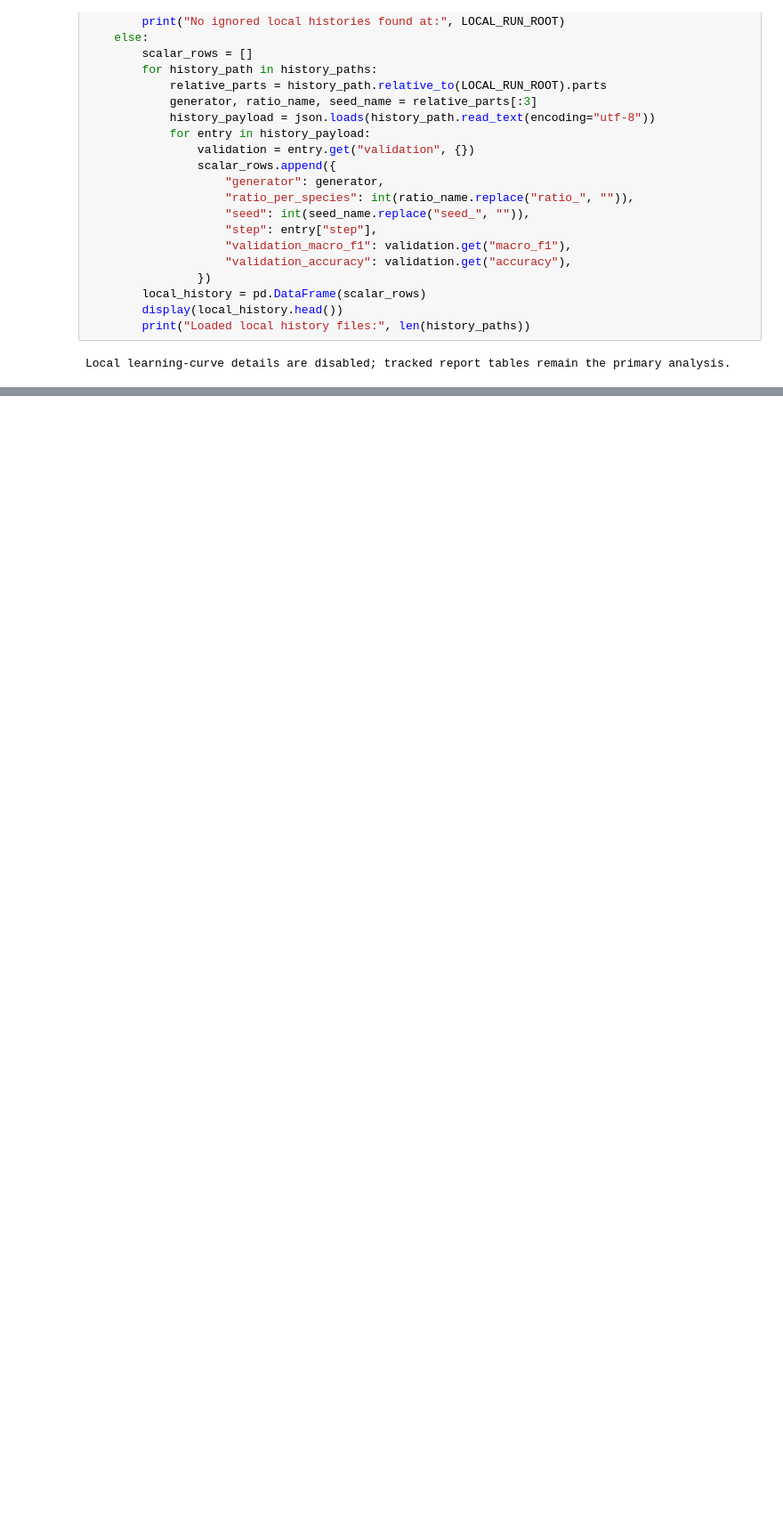
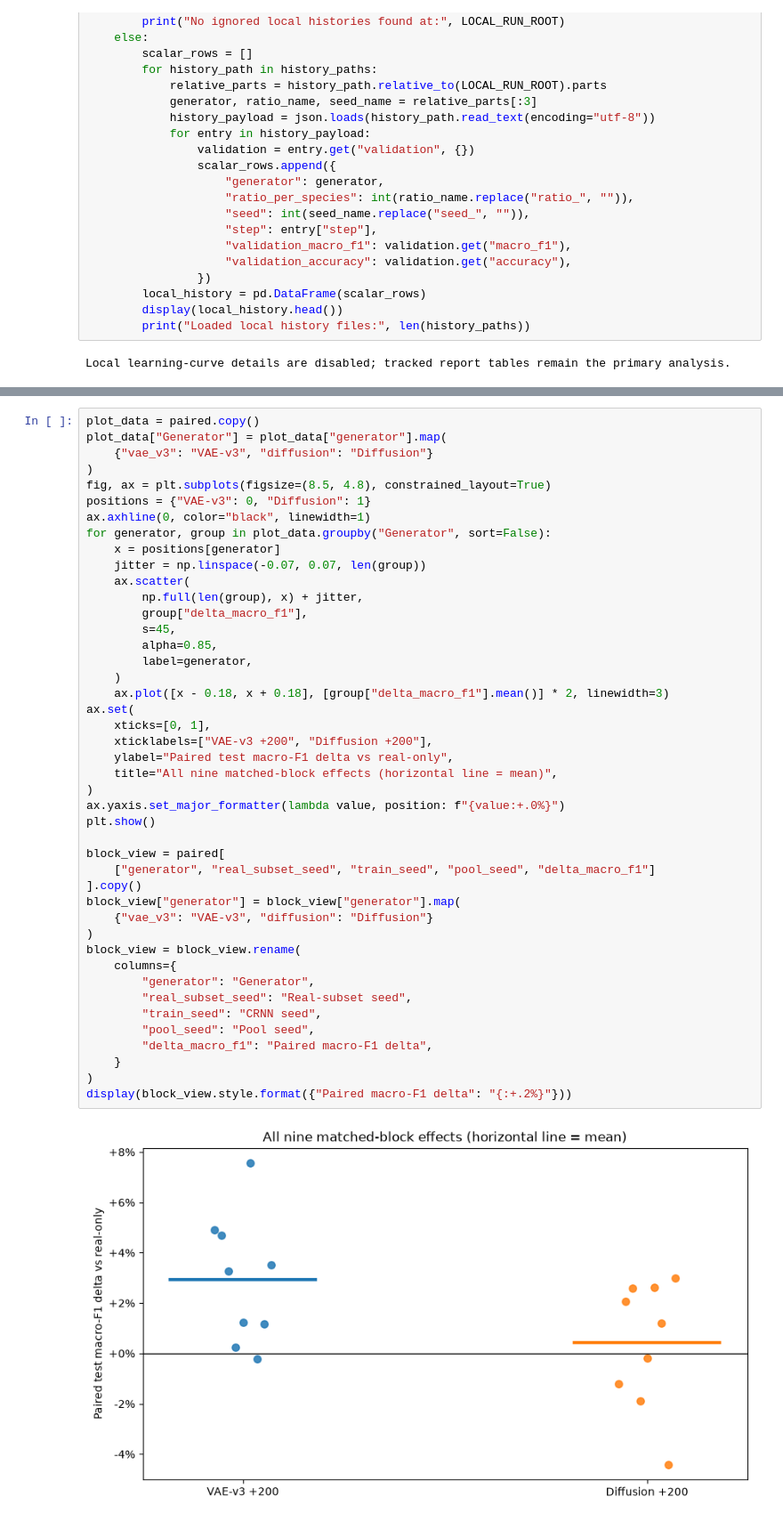
Before and after one commit to Bleu7101/bird_song_gen, a Jupyter notebook: notebooks/06_evaluation.ipynb, the cells around one changed output, grey strips where cells are left out. Shown at 89% size. Saved outputs shown, nothing was run; the diff lists cells and outputs as text; blank space fills up the shorter version.

Commit message:
Add merged generator and low-resource evaluation

```diff
--- a/notebooks/06_evaluation.ipynb
+++ b/notebooks/06_evaluation.ipynb
@@ -299,0 +1215,46 @@ none reaches test.
+# %%
+plot_data = paired.copy()
+plot_data["Generator"] = plot_data["generator"].map(
+    {"vae_v3": "VAE-v3", "diffusion": "Diffusion"}
+)
+fig, ax = plt.subplots(figsize=(8.5, 4.8), constrained_layout=True)
+positions = {"VAE-v3": 0, "Diffusion": 1}
+ax.axhline(0, color="black", linewidth=1)
+for generator, group in plot_data.groupby("Generator", sort=False):
+    x = positions[generator]
+    jitter = np.linspace(-0.07, 0.07, len(group))
+    ax.scatter(
+        np.full(len(group), x) + jitter,
+        group["delta_macro_f1"],
+        s=45,
+        alpha=0.85,
+        label=generator,
+    )
+    ax.plot([x - 0.18, x + 0.18], [group["delta_macro_f1"].mean()] * 2, linewidth=3)
+ax.set(
+    xticks=[0, 1],
+    xticklabels=["VAE-v3 +200", "Diffusion +200"],
+    ylabel="Paired test macro-F1 delta vs real-only",
+    title="All nine matched-block effects (horizontal line = mean)",
+)
+ax.yaxis.set_major_formatter(lambda value, position: f"{value:+.0%}")
+plt.show()
+
+block_view = paired[
+    ["generator", "real_subset_seed", "train_seed", "pool_seed", "delta_macro_f1"]
+].copy()
+block_view["generator"] = block_view["generator"].map(
+    {"vae_v3": "VAE-v3", "diffusion": "Diffusion"}
+)
+block_view = block_view.rename(
+    columns={
+        "generator": "Generator",
+        "real_subset_seed": "Real-subset seed",
+        "train_seed": "CRNN seed",
+        "pool_seed": "Pool seed",
+        "delta_macro_f1": "Paired macro-F1 delta",
+    }
+)
+display(block_view.style.format({"Paired macro-F1 delta": "{:+.2%}"}))
+# %% [output]
+[figure, added]
```
Also changed, not shown: parts of 44 cells of this notebook, 51 other files.
